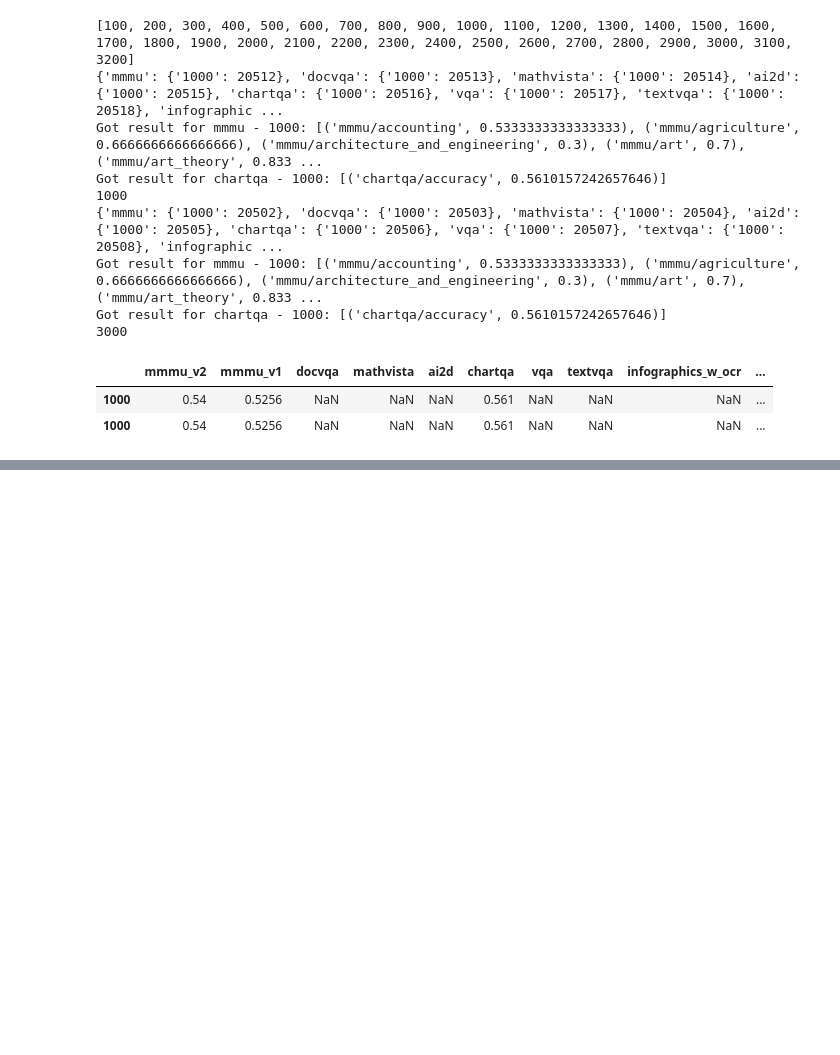
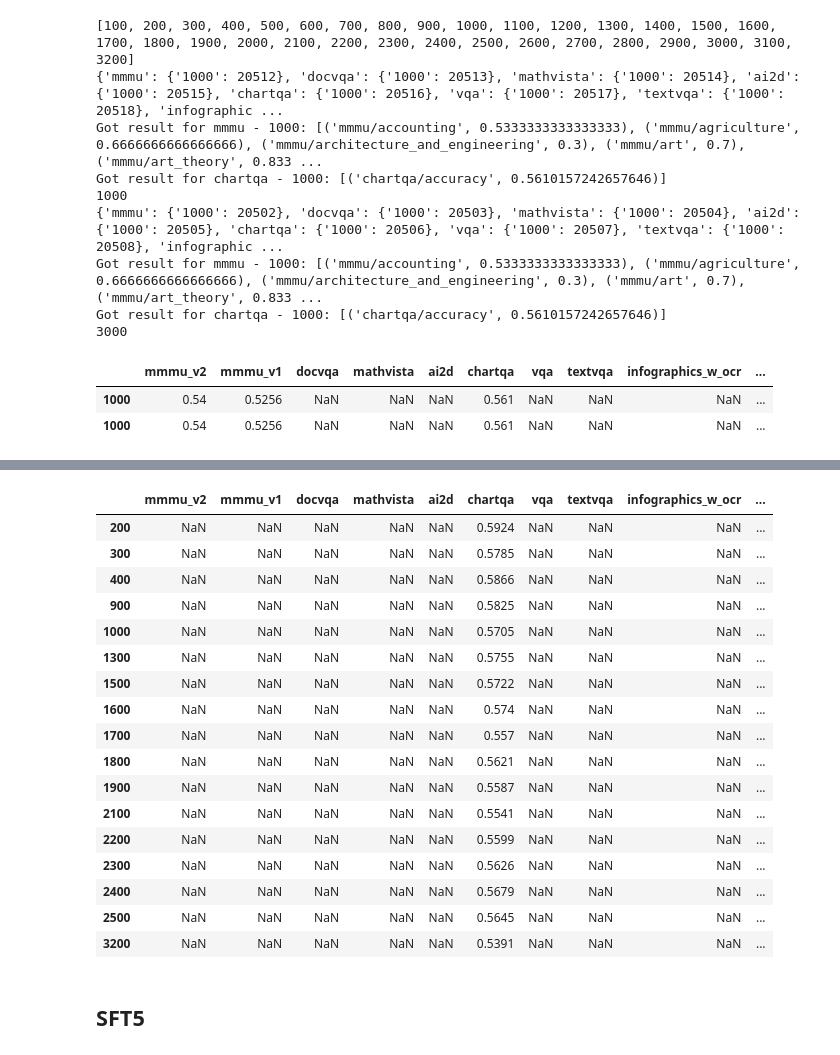
Before and after one commit to harrytranx/experiments, a Jupyter notebook: eval.ipynb, the cells around one changed output, grey strips where cells are left out. Saved outputs shown, nothing was run; the diff lists cells and outputs as text; code cells hidden in the pictures; blank space fills up the shorter version.

Commit message:
update eval notebook

```diff
--- a/eval.ipynb
+++ b/eval.ipynb
@@ -814,0 +839,22 @@ Got result for chartqa - 1000: [('chartqa/accuracy', 0.5610157242657646)]
+# %%
+c = 1000
+eval_helper.run_eval_plan(
+    eval_base_sbatch="/fsx_0/user/tranx/experiments/eval/sbash_eval.sh",
+    aligner_parent_dir=ALIGNER_ADEL_PROD,
+    eval_config_dir=f"{ALIGNER_ADEL_PROD}/llm_mm_aligner/experiments/aws_adel/eval_sft_babyLora_emb65",
+    checkpoint_dir=output_dir,
+    checkpoints=[c],
+    save_eval_jobs=eval_helper.get_eval_jobs_record(output_dir, c),
+
+    # benchmarks=["mmmu"],
+    # benchmarks=["mathvista"],
+    # benchmarks=["ai2d"],
+    # benchmarks=["mmbench", "infographics_w_ocr", "docvqa"],
+    # benchmarks=["mmbench", "infographics_w_ocr"],
+    # benchmarks=["mmbench", "infographics_w_ocr"],
+    benchmarks=["docvqa"],
+
+    rerun_if_exists=True,
+    print_cmd=True,
+    print_job_dict=True
+)
@@ -814,0 +867,12 @@ Got result for chartqa - 1000: [('chartqa/accuracy', 0.5610157242657646)]
+# %%
+ALIGNER_ADEL_PROD = '/fsx_0/user/tranx/adel_prod'
+EVAL_SBATCH = "/fsx_0/user/tranx/experiments/eval/sbash_eval.sh"
+EVAL_CONFIG_DIR_EMB65 = f"{ALIGNER_ADEL_PROD}/llm_mm_aligner/experiments/aws_adel/eval_sft_babyLora_emb65"
+EVAL_CONFIG_DIR_EMB129 = f"{ALIGNER_ADEL_PROD}/llm_mm_aligner/experiments/aws_adel/eval_sft_babyLora_emb129"
+
+OUTPUT_SFT1 = "/fsx_0/checkpoints/tranx/MM9-SFT-70B/MH19_336px_5800_BabyLora_16nodes"
+OUTPUT_SFT3 = "/fsx_0/checkpoints/tranx/MM9-SFT-70B/MH19_336px_8800_BabyLora_r17e"
+OUTPUT_SFT4 = "/fsx_0/checkpoints/tranx/MM9-SFT-70B/MH19_336px_8800_BabyLora_r30c"
+
+OUTPUT_SFT2 = "/fsx_0/checkpoints/tranx/MM9-SFT-70B/MH19_336px_5800_BabyLora_16nodes_latents128"
+OUTPUT_SFT5 = "/fsx_0/checkpoints/tranx/MM9-SFT-70B/MH19_336px_8800_BabyLora_16nodes_latents128"
@@ -814,0 +1039,23 @@ Got result for chartqa - 1000: [('chartqa/accuracy', 0.5610157242657646)]
+# %%
+eval_helper.get_eval_scores_all(OUTPUT_SFT2)
+# %% [output]
+|  | mmmu_v2 | mmmu_v1 | docvqa | mathvista | ai2d | chartqa | vqa | textvqa | infographics_w_ocr | ... |
+| 200 | NaN | NaN | NaN | NaN | NaN | 0.5924 | NaN | NaN | NaN | ... |
+| 300 | NaN | NaN | NaN | NaN | NaN | 0.5785 | NaN | NaN | NaN | ... |
+| 400 | NaN | NaN | NaN | NaN | NaN | 0.5866 | NaN | NaN | NaN | ... |
+| 900 | NaN | NaN | NaN | NaN | NaN | 0.5825 | NaN | NaN | NaN | ... |
+| 1000 | NaN | NaN | NaN | NaN | NaN | 0.5705 | NaN | NaN | NaN | ... |
+| 1300 | NaN | NaN | NaN | NaN | NaN | 0.5755 | NaN | NaN | NaN | ... |
+| 1500 | NaN | NaN | NaN | NaN | NaN | 0.5722 | NaN | NaN | NaN | ... |
+| 1600 | NaN | NaN | NaN | NaN | NaN | 0.574 | NaN | NaN | NaN | ... |
+| 1700 | NaN | NaN | NaN | NaN | NaN | 0.557 | NaN | NaN | NaN | ... |
+| 1800 | NaN | NaN | NaN | NaN | NaN | 0.5621 | NaN | NaN | NaN | ... |
+| 1900 | NaN | NaN | NaN | NaN | NaN | 0.5587 | NaN | NaN | NaN | ... |
+| 2100 | NaN | NaN | NaN | NaN | NaN | 0.5541 | NaN | NaN | NaN | ... |
+| 2200 | NaN | NaN | NaN | NaN | NaN | 0.5599 | NaN | NaN | NaN | ... |
+| 2300 | NaN | NaN | NaN | NaN | NaN | 0.5626 | NaN | NaN | NaN | ... |
+| 2400 | NaN | NaN | NaN | NaN | NaN | 0.5679 | NaN | NaN | NaN | ... |
+| 2500 | NaN | NaN | NaN | NaN | NaN | 0.5645 | NaN | NaN | NaN | ... |
+| 3200 | NaN | NaN | NaN | NaN | NaN | 0.5391 | NaN | NaN | NaN | ... |
+# %% [markdown]
+## SFT5
```
Also changed, not shown: parts of 17 cells of this notebook, 2 other files.
